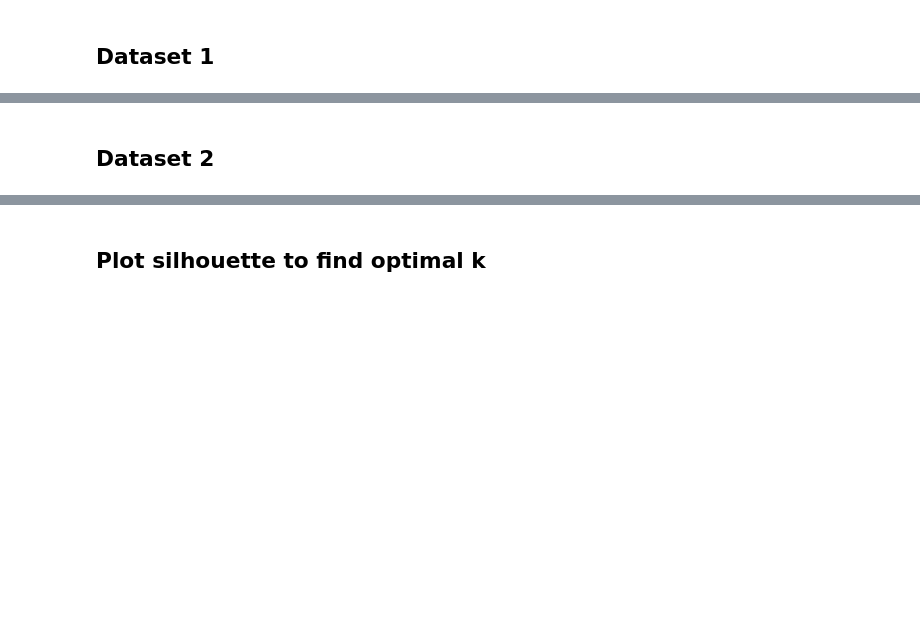
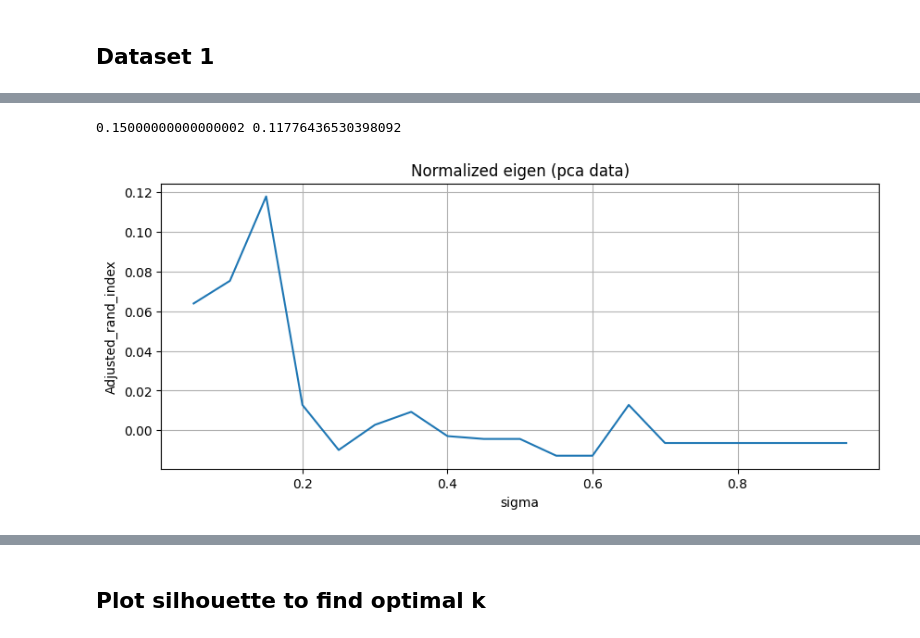
Before and after one commit to clumsyspeedboat/clustering_metaproteins, a Jupyter notebook: sc_NJW.ipynb, the cells around one changed output, grey strips where cells are left out. Cells and saved outputs as stored; diff of their text form; code cells hidden in the pictures; blank space fills up the shorter version.

```diff
--- a/sc_NJW.ipynb
+++ b/sc_NJW.ipynb
@@ -244,5 +156,0 @@ plt.show()
-# %%
-# Normalized and unnormalized eigenvalues and vectors
-X,Y = calculate_eigen_NJW(df_pca_control, 'euclidean', 0.35, 3)
-df_U = pd.DataFrame(X)
-df_N = pd.DataFrame(Y)
@@ -252,3 +157 @@ df_N = pd.DataFrame(Y)
-# %% [markdown]
-## Dataset 2
 # %%
@@ -273,2 +215,37 @@ df_pca_control = df_pca[['P1','P2']]
+# %%
+## Find optimal sigma
+
+sigma_vals = []
+rand_vals = []
+
+for sigma in np.arange(0,1,0.05):
+
+    try:
+        X,Y = calculate_eigen_NJW(df_pca_control, 'euclidean', sigma, 3)
+        clustering = KMeans(n_clusters = 3)
+        # df['cluster']  = clustering.fit_predict(U)
+        clustering.fit(Y)
+        sigma_vals.append(sigma)
+        rand_vals.append(adjusted_rand_score(df_pca.class_label, clustering.labels_))
+
+    except:
+        pass
+
+
+thisdict = dict(zip(sigma_vals,rand_vals))
+opt_val = max(thisdict, key = (lambda k: thisdict[k]))
+
+print(opt_val, thisdict[opt_val])
+
+rcParams['figure.figsize']= 10,4
+plt.plot(sigma_vals, rand_vals)
+plt.xlabel('sigma')
+plt.ylabel('Adjusted_rand_index')
+plt.title('Normalized eigen (pca data)')
+plt.grid()
+plt.show()
+# %% [output]
+0.15000000000000002 0.11776436530398092
+[figure, added]
 # %%
 # Normalized Eigen values and vectors
```
Also changed, not shown: parts of 14 cells of this notebook, 5 other files.
